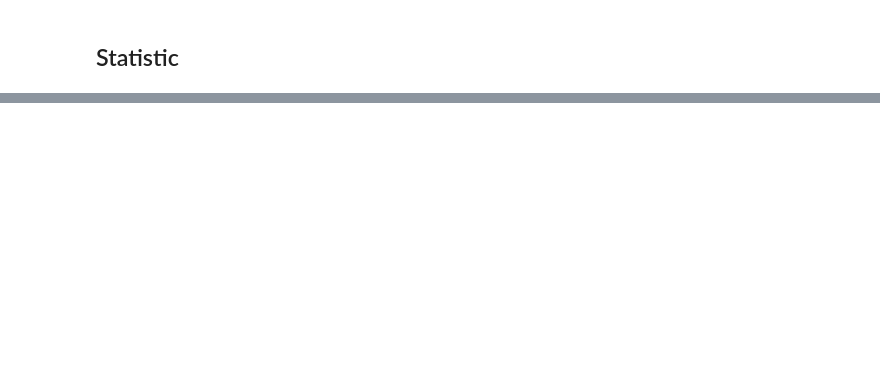
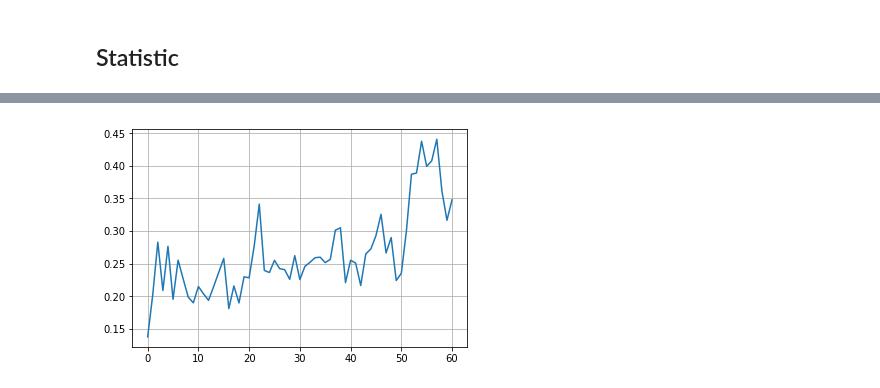
Before and after one commit to quan-dao/RL-wind-up, a Jupyter notebook: Compatible_Off_Policy_Deterministic_AC.ipynb, the cells around one changed output, grey strips where cells are left out. Cells and saved outputs as stored; diff of their text form; code cells hidden in the pictures; blank space fills up the shorter version.

```diff
--- a/Compatible_Off_Policy_Deterministic_AC.ipynb
+++ b/Compatible_Off_Policy_Deterministic_AC.ipynb
@@ -288,0 +293,7 @@ Episode 30 [ACTOR] Finish after 522 step
+# %%
+plt.figure(5)
+plt.plot(abs_u_per_episode)
+plt.grid()
+plt.show()
+# %% [output]
+[figure, added]
```
Also changed, not shown: parts of 15 cells of this notebook.
